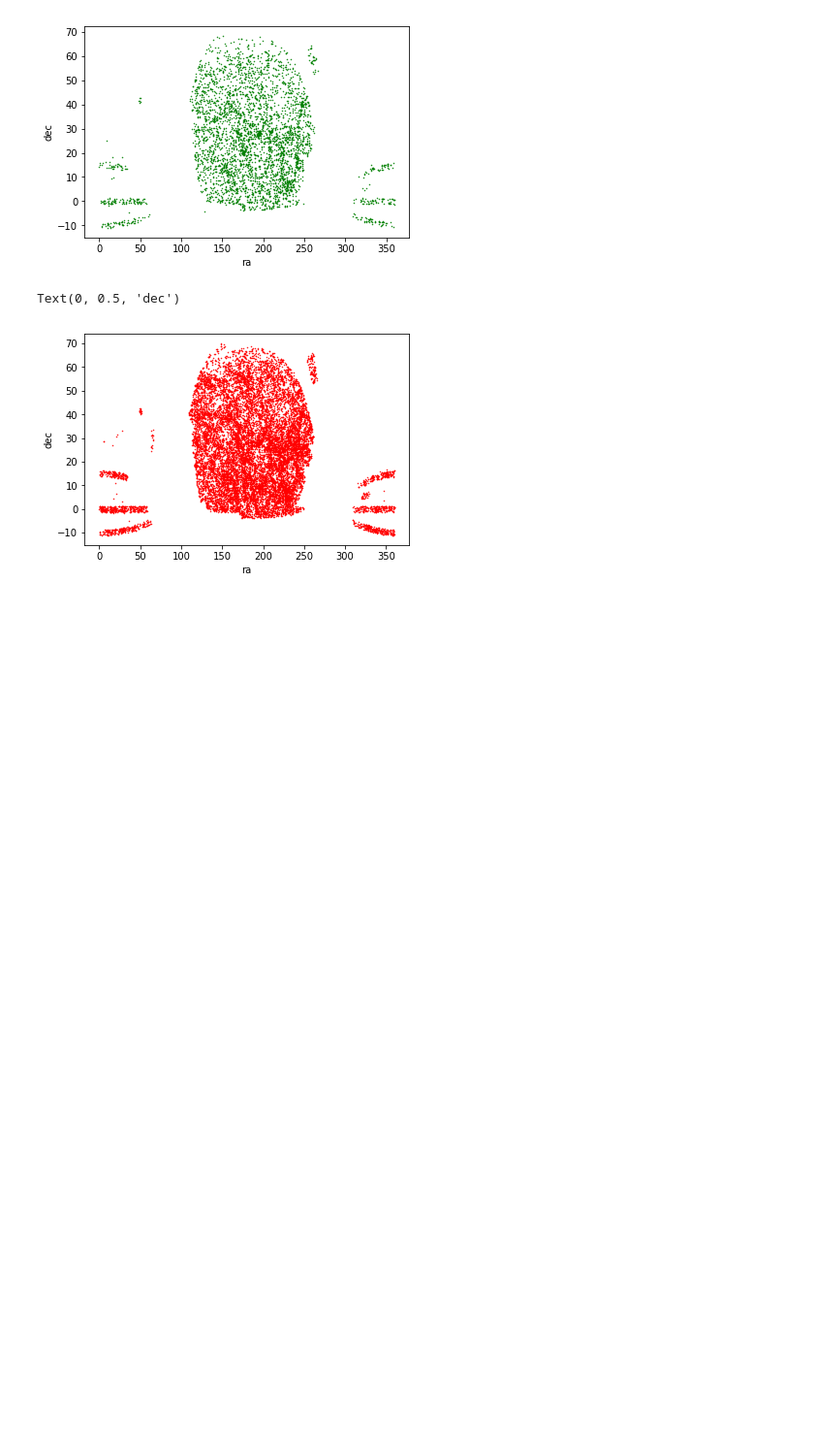
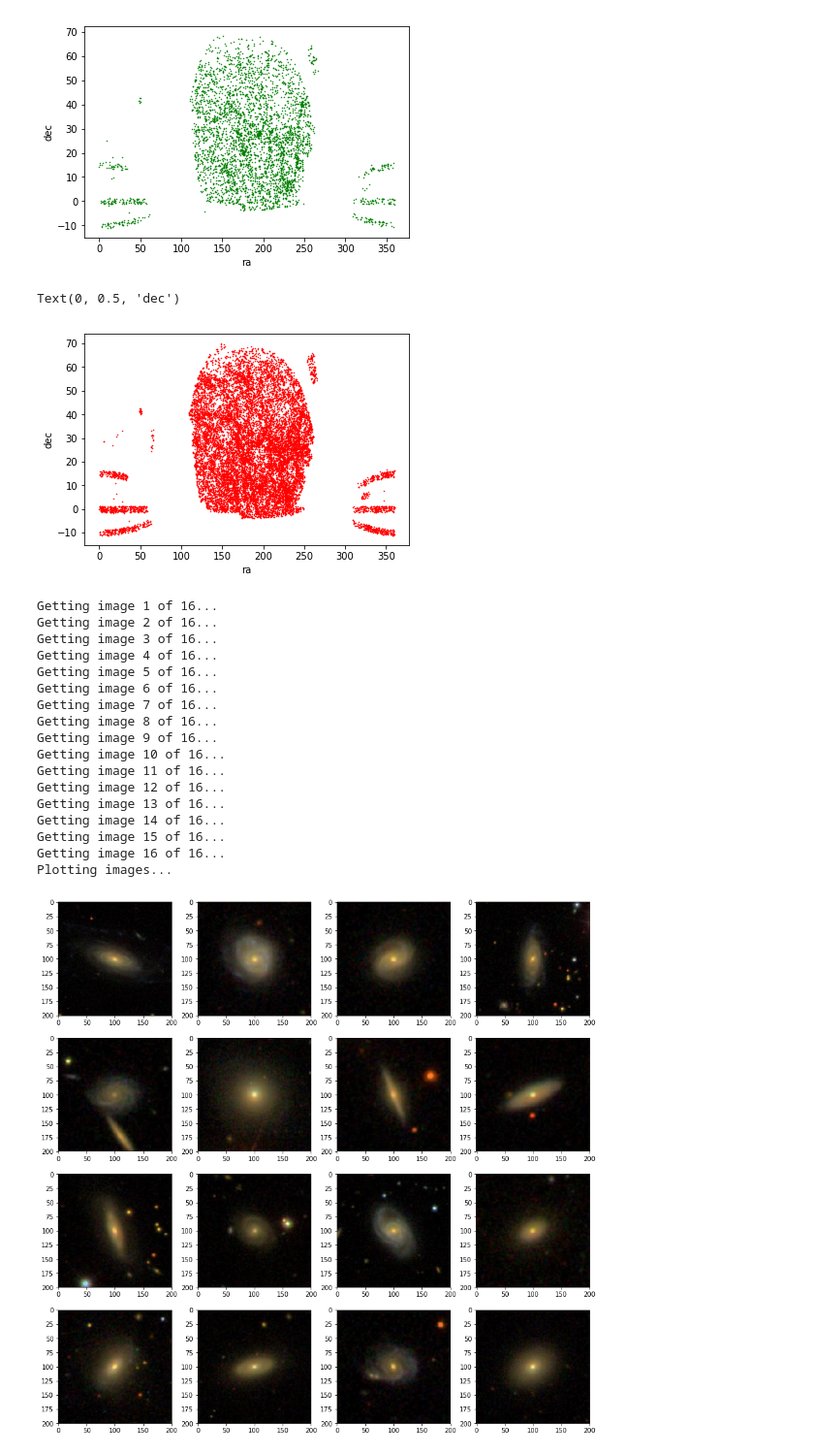
Before and after one commit to anikacave/morphology-analysis, a Jupyter notebook: Research.ipynb, the cells around one changed output. Shown at 97% size. Cells and saved outputs as stored; diff of their text form; code cells hidden in the pictures; blank space fills up the shorter version.

```diff
--- a/Research.ipynb
+++ b/Research.ipynb
@@ -120,4 +136,48 @@ plt.ylabel('dec')
 # %% [output]
 Text(0, 0.5, 'dec')
 [figure]
+# %%
+#plot galaxies that are the most inbetween red and blue
+width=200           # image width
+height=200          # height
+pixelsize=0.396     # image scale
+plt.figure(figsize=(15, 15))   # display in a 4x4 grid
+subPlotNum = 1
+
+#my_galaxies = np.where(green)[0]
+
+i = 0
+nGalaxies = 16 #Total number of galaxies to plot
+ind = np.random.randint(0,len(green), nGalaxies) #randomly selected rows
+count=0
+for i in ind:           # iterate through the randomly selected rows in the DataFrame
+    count=count+1
+    print('Getting image '+str(count)+' of '+str(nGalaxies)+'...')
+    if (count == nGalaxies):
+        print('Plotting images...')
+    scale=2*green.loc[i]['petror90_r']/pixelsize/width
+    img = SkyServer.getJpegImgCutout(ra=green.loc[i]['ra'], dec=green.loc[i]['dec'], width=width, height=height, scale=scale,dataRelease='DR14')
+    plt.subplot(4,4,subPlotNum)
+    subPlotNum += 1
+    plt.imshow(img)                               # show images in grid
+    #plt.title(green[i]['z'])
+# %% [output]
+Getting image 1 of 16...
+Getting image 2 of 16...
+Getting image 3 of 16...
+Getting image 4 of 16...
+Getting image 5 of 16...
+Getting image 6 of 16...
+Getting image 7 of 16...
+Getting image 8 of 16...
+Getting image 9 of 16...
+Getting image 10 of 16...
+Getting image 11 of 16...
+Getting image 12 of 16...
+Getting image 13 of 16...
+Getting image 14 of 16...
+Getting image 15 of 16...
+Getting image 16 of 16...
+Plotting images...
+[figure, added]
 # %%
```
Also changed, not shown: parts of 5 cells of this notebook.
